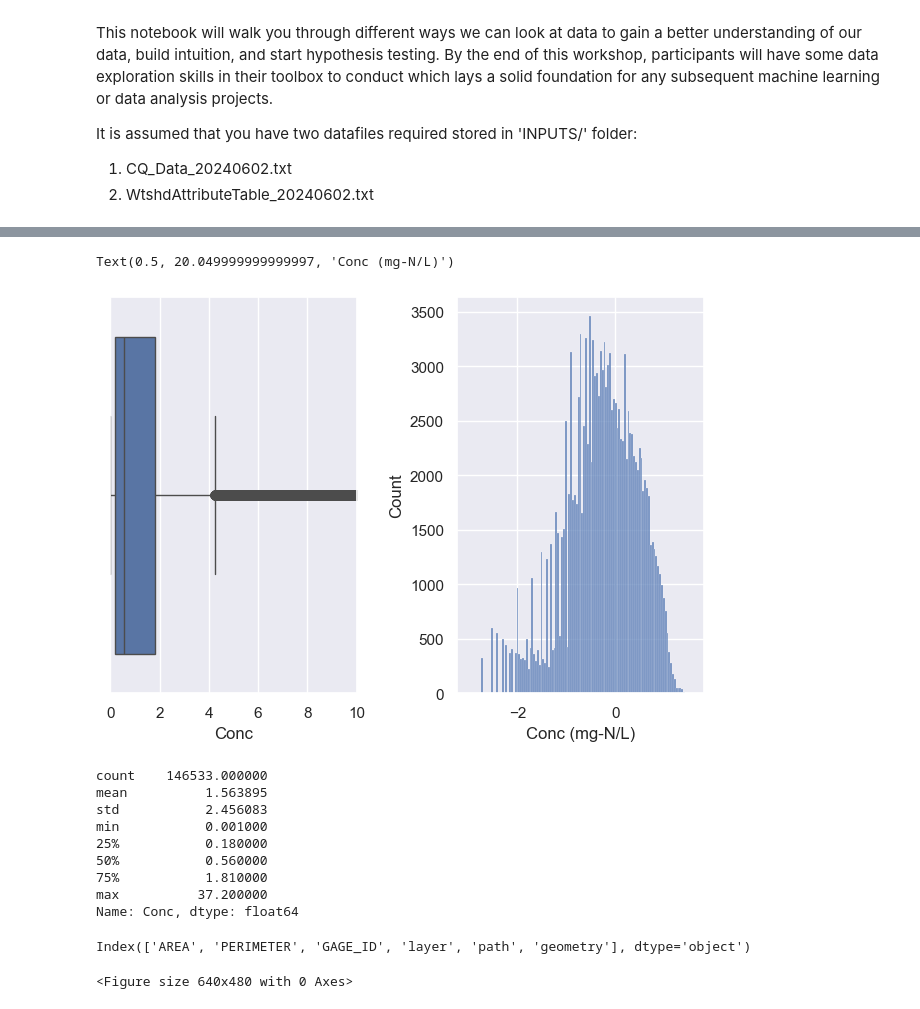
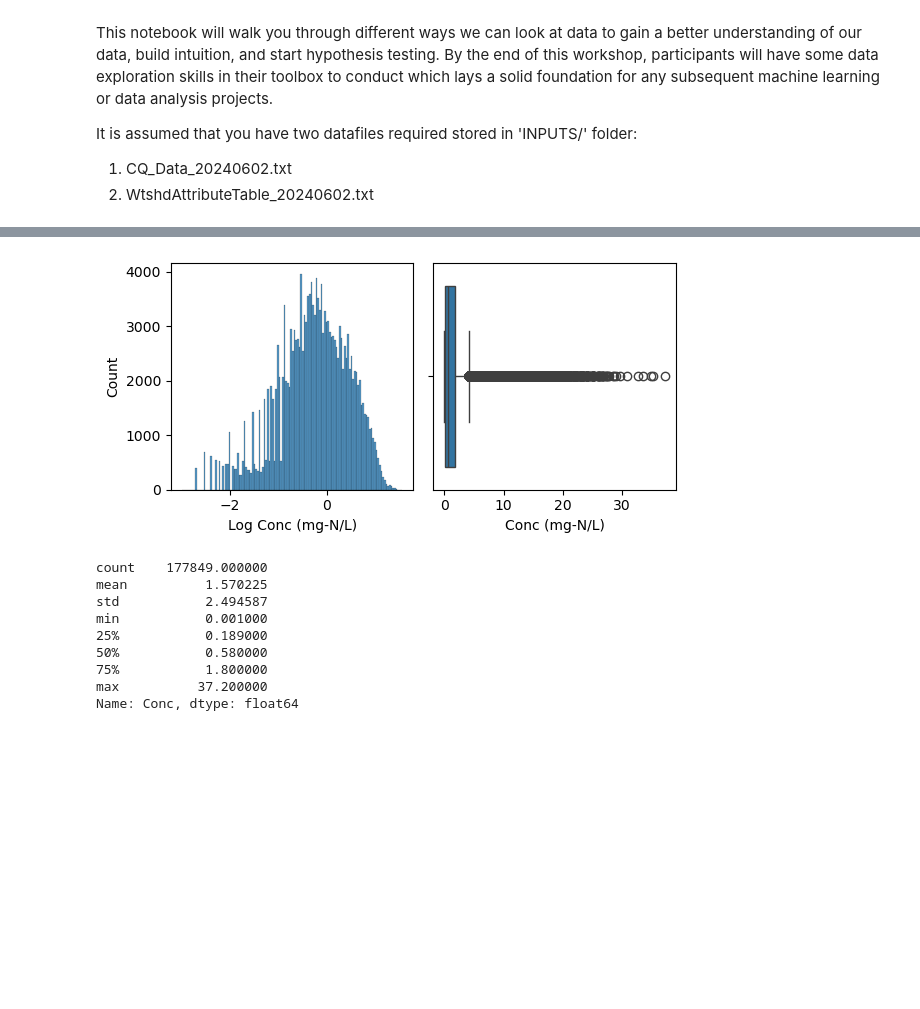
Before and after one commit to danykakbyrnes/DataExplorationWorkshop, a Jupyter notebook: CODE/ANA_dataExploration.ipynb, the cells around one changed output, grey strips where cells are left out. Saved outputs shown, nothing was run; the diff lists cells and outputs as text; code cells hidden in the pictures; blank space fills up the shorter version.

```diff
--- a/CODE/ANA_dataExploration.ipynb
+++ b/CODE/ANA_dataExploration.ipynb
@@ -20,12 +23,8 @@ pd.set_option('display.max_columns', None)
 inputDataFilepath ='C:/Users/danyk/Work/4_Data_Science/DataExplorationWorkshop/INPUTS/'
 # %%
 # Loading in the concentration, flow, and attribute data.
-CQ = pd.read_csv(inputDataFilepath+'CQ_Data_20240602.txt', sep=",", dtype={'SITE': str, 'HUC02': str})
-WtshdAtt = pd.read_csv(inputDataFilepath+'WtshdAttributeTable_20240602.txt', sep=",", dtype={'SITE': str, 'HUC02': str})
-
-# Adding a Year and month columns
-CQ['YEAR'] = pd.DatetimeIndex(CQ['Date']).year
-CQ['MONTH'] = pd.DatetimeIndex(CQ['Date']).month
+CQ = pd.read_csv(inputDataFilepath+'CQ_Data_20240604.txt', sep=",", dtype={'SITE': str, 'HUC02': str})
+WtshdAtt = pd.read_csv(inputDataFilepath+'WtshdAttributeTable_20240603.txt', sep=",", dtype={'SITE': str, 'HUC02': str})
 
 # Merging CQ data with their watershe attributes
 CQ_attrib = CQ.merge(WtshdAtt, on=['SITE','YEAR'], how='left')
@@ -208,12 +284,15 @@ sns.pairplot(CQ_attrib_filtered, corner=True)
 # %%
 # Now let's look at the flows and concentrations!
-sns.set(font_scale=1) # Scaling it back down
+plt.rcdefaults()
+
+fig, axs = plt.subplots(1,2, figsize=(6, 3))
 ax1 = plt.subplot(1,2,1)
-sns.boxplot(data=CQ_attrib, x="Q_m3s")
-ax1.set_xlim(0,100)
+sns.histplot(x=np.log10(CQ_attrib['Q_m3s']), ax=ax1)
 
 ax2 = plt.subplot(1,2,2)
-sns.histplot(x=np.log10(CQ_attrib['Q_m3s']), ax=ax2)
+sns.boxplot(data=CQ_attrib, x="Q_m3s", ax=ax2)
+ax2.set_xlim(0,100)
+
 plt.tight_layout()
 plt.xlabel('Log Flow rate')
 # %% [output]
@@ -232,59 +311,26 @@ min           0.000283
 max        6796.043182
 Name: Q_m3s, dtype: float64
 # %%
-# Now let's look at the flows and concentrations!
-sns.set(font_scale=1) # Scaling it back down
+fig, axs = plt.subplots(1,2, figsize=(6, 3))
 ax1 = plt.subplot(1,2,1)
-sns.boxplot(data=CQ_attrib, x="Conc")
-ax1.set_xlim(0,10)
+sns.histplot(x=np.log10(CQ_attrib['Conc']), ax=ax1)
+plt.xlabel('Log Conc (mg-N/L)')
 
 ax2 = plt.subplot(1,2,2)
-sns.histplot(x=np.log10(CQ_attrib['Conc']), ax=ax2)
+sns.boxplot(data=CQ_attrib, x="Conc", ax=ax2)
+plt.xlabel('Conc (mg-N/L)')
 plt.tight_layout()
-plt.xlabel('Conc (mg-N/L)')
 # %% [output]
-Text(0.5, 20.049999999999997, 'Conc (mg-N/L)')
-[figure, old version]
+[figure, new version]
 # %%
 CQ_attrib['Conc'].describe()
 # %% [output]
-count    146533.000000
-mean          1.563895
-std           2.456083
+count    177849.000000
+mean          1.570225
+std           2.494587
 min           0.001000
-25%           0.180000
-50%           0.560000
-75%           1.810000
+25%           0.189000
+50%           0.580000
+75%           1.800000
 max          37.200000
 Name: Conc, dtype: float64
-# %%
-wtshd_f.columns
-# %% [output]
-Index(['AREA', 'PERIMETER', 'GAGE_ID', 'layer', 'path', 'geometry'], dtype='object')
-# %%
-meanC = CQ_attrib.groupby('SITE')['Conc'].mean().reset_index()
-meanC_shp = wtshd_f.merge(meanC, on='SITE')
-
-base = US_boundary.plot(color='white', edgecolor='black', ax=ax1)
-
-meanC_shp.plot(ax=base,
-               column='Conc',
-               cmap='OrRd',
-               legend = False,
-               vmin=0,
-               vmax=10,
-               edgecolor='none')
-
-# Entire US
-base.set_xlim(-3*10**6, 3*10**6)
-base.set_ylim(0, 3.5*10**6)
-plt.show()
-# Midwest
-#base.set_xlim(-0.5*10**6, 1.25*10**6)
-#base.set_ylim(1.5*10**6, 3*10**6)
-
-# Western US
-#base.set_xlim(-3*10**6,0.5*10**6)
-#base.set_ylim(0.5*10**6, 2.25*10**6)
-# %% [output]
-<Figure size 640x480 with 0 Axes>
```
Also changed, not shown: parts of 32 cells of this notebook, 2 other files.
